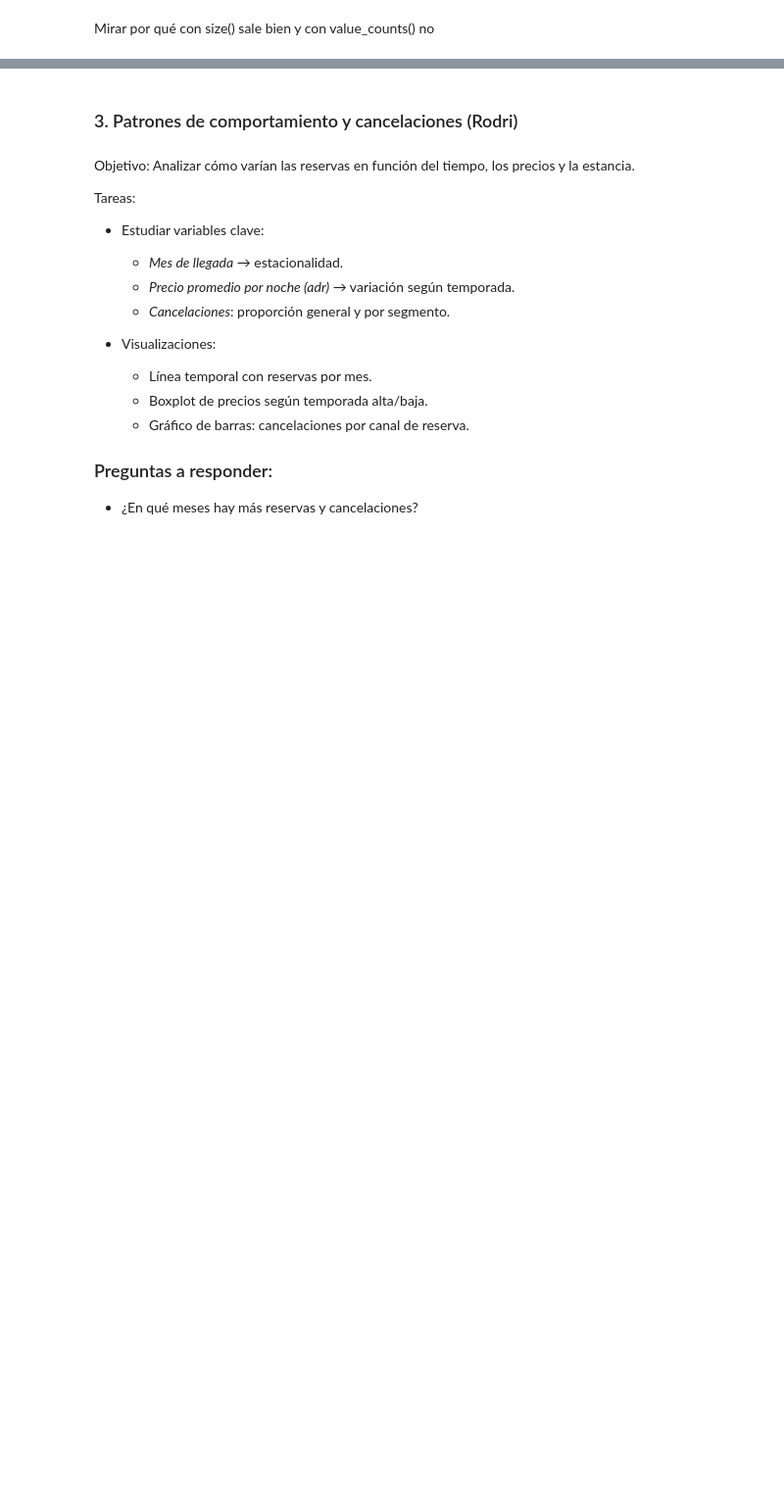
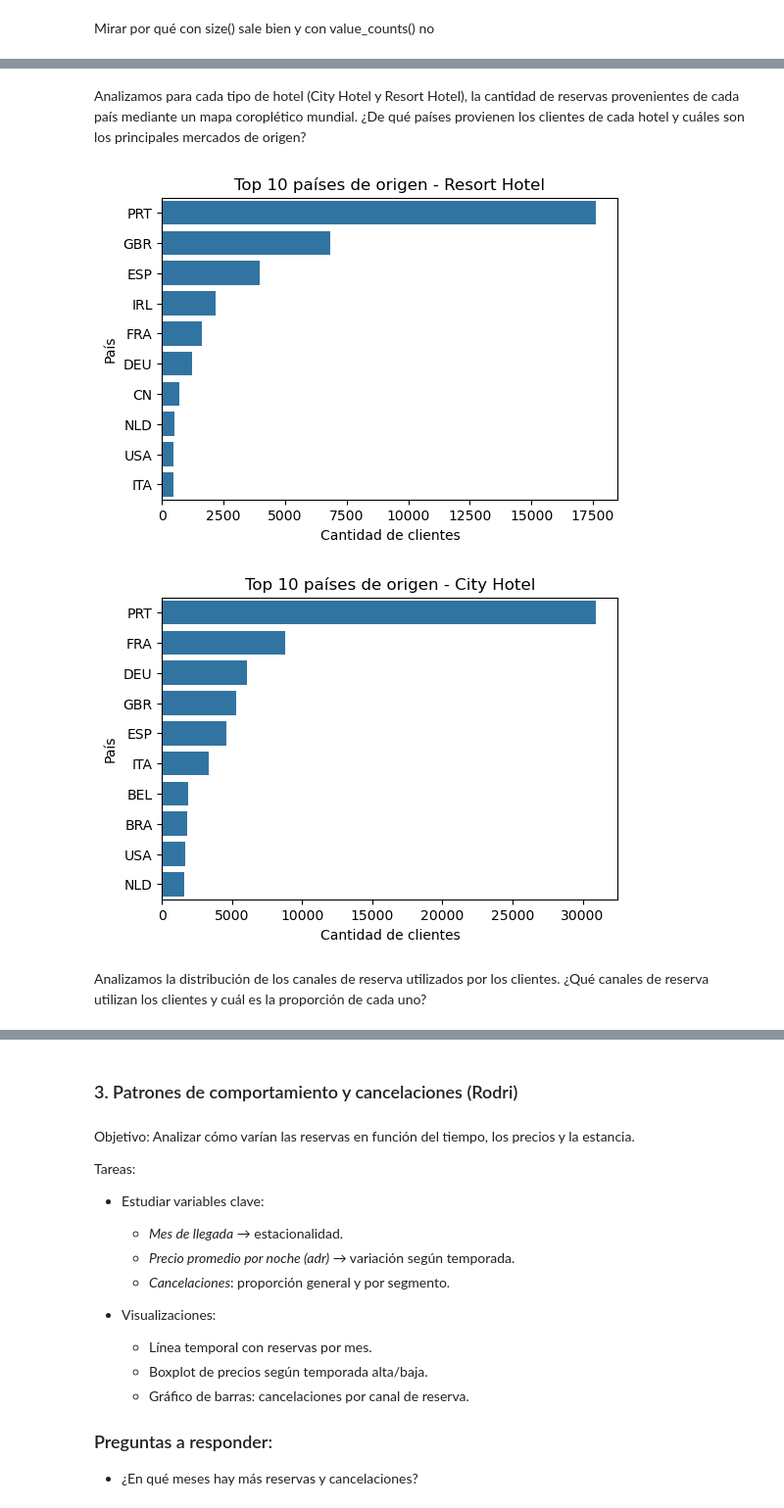
Before and after one commit to Patrirs05/analisis_hotel_booking, a Jupyter notebook: analisis_hotel.ipynb, the cells around one changed output, grey strips where cells are left out. Shown at 98% size. Cells and saved outputs as stored; diff of their text form; code cells hidden in the pictures; blank space fills up the shorter version.

Commit message:
Países totales quitado Añadido top 10 países de cada hotel Enunciados añadidos

```diff
--- a/analisis_hotel.ipynb
+++ b/analisis_hotel.ipynb
@@ -64,2 +80,8 @@ print(duplicados_df.head())
+# %%
+# Llenar valores nulos
+df['children'] = df['children'].fillna(0)
+df['country'] = df['country'].fillna('Unknown')
+df['agent'] = df['agent'].fillna(0)
+df['company'] = df['company'].fillna(0)
 # %% [markdown]
 Mirar por qué con size() sale bien y con value_counts() no
@@ -97 +115,21 @@ plt.show()
+# %% [markdown]
+Analizamos para cada tipo de hotel (City Hotel y Resort Hotel), la cantidad de reservas provenientes de cada país mediante un mapa coroplético mundial. ¿De qué países provienen los clientes de cada hotel y cuáles son los principales mercados de origen?
+# %%
+for hotel in df['hotel'].unique():
+    df_hotel = df[df['hotel'] == hotel]
+
+    # Contar cuántas reservas hay de cada país en cada hotel y tomar los 10 primeros
+    top_10 = df_hotel['country'].value_counts().head(10).reset_index()
+    top_10.columns = ['country', 'cantidad_clientes']
+
+    # Crear gráfico de barras
+    plt.figure(figsize=(6,4))
+    sns.barplot(data=top_10, x='cantidad_clientes', y='country')
+    plt.title(f'Top 10 países de origen - {hotel}')
+    plt.xlabel('Cantidad de clientes')
+    plt.ylabel('País')
+    plt.show()
+# %% [output]
+[figure, added]
+[figure, added]
 # %%
@@ -109,6 +147,8 @@ for hotel in df['hotel'].unique():
         title=f'Reservas por país - {hotel}'
     )
     fig.show()
+# %% [markdown]
+Analizamos la distribución de los canales de reserva utilizados por los clientes. ¿Qué canales de reserva utilizan los clientes y cuál es la proporción de cada uno?
 # %%
 canales = df['distribution_channel'].value_counts()
 print(canales)
```
Also changed, not shown: parts of 15 cells of this notebook.
